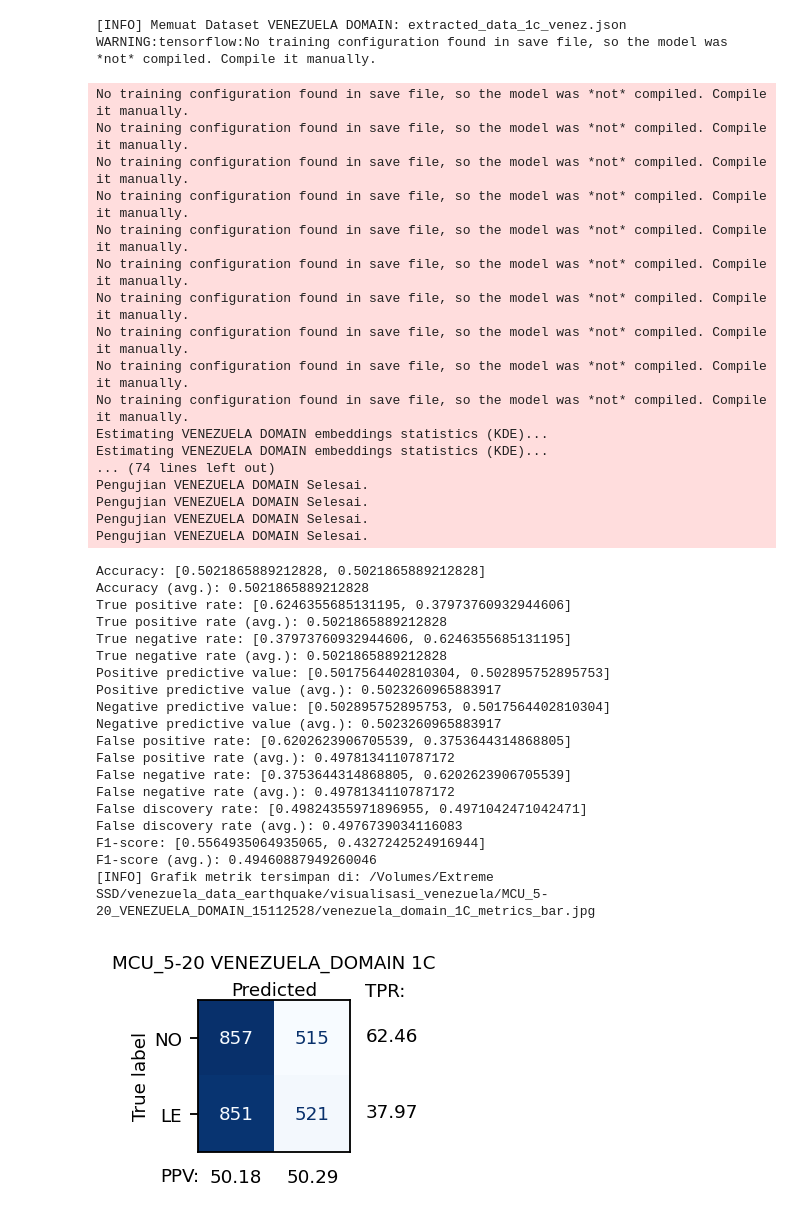
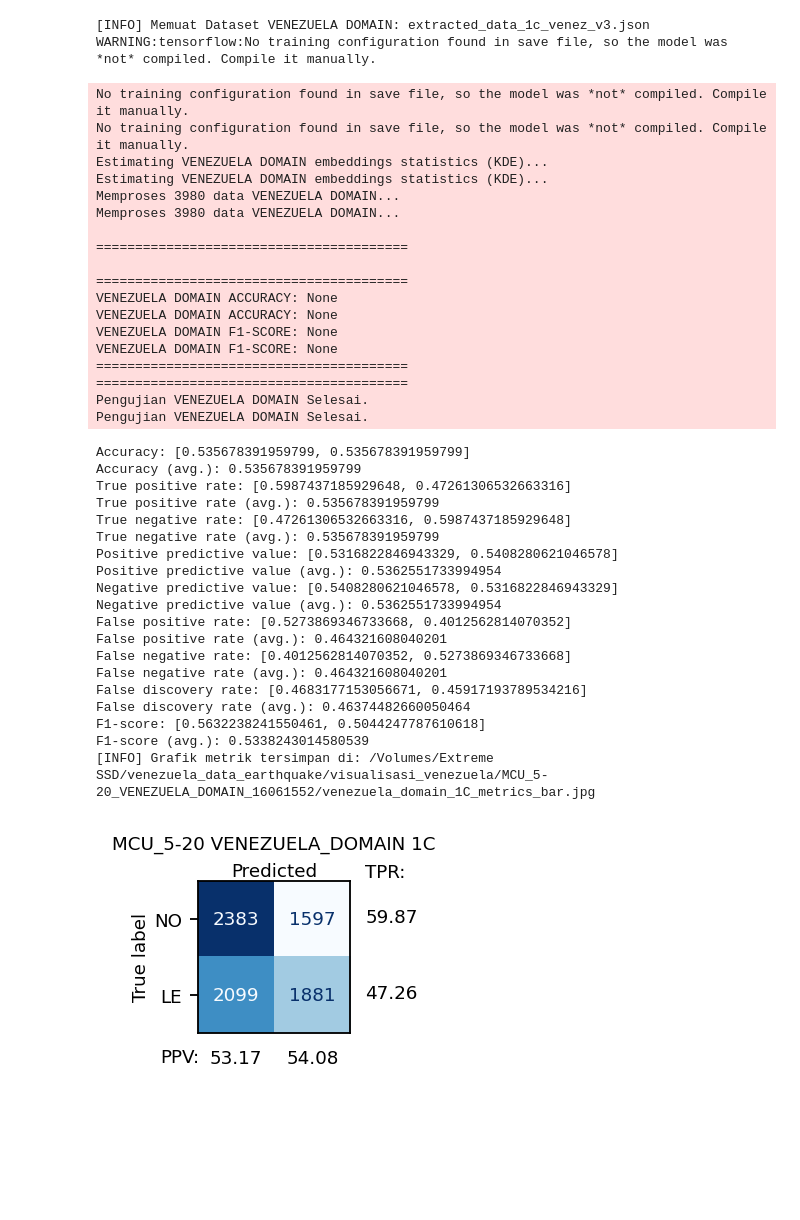
Before and after one commit to verykurniabakti/seismiccode, a Jupyter notebook: mcu_quake/code_gen_trying/venezuela_earthquake_bench/venezuela_benchmarking_mcu_data_juli_1c_emb_uuss.ipynb, the cells around one changed output. Drawn from its saved outputs; the diff is of its cells as text; code cells hidden in the pictures; blank space fills up the shorter version.

```diff
--- a/mcu_quake/code_gen_trying/venezuela_earthquake_bench/venezuela_benchmarking_mcu_data_juli_1c_emb_uuss.ipynb
+++ b/mcu_quake/code_gen_trying/venezuela_earthquake_bench/venezuela_benchmarking_mcu_data_juli_1c_emb_uuss.ipynb
@@ -54,7 +54,7 @@ if __name__ == "__main__":
     #KEY_TEST_FILE = 'extracted_data.json'
 
     KEY_DATA_DIR = "/Volumes/Extreme SSD/venezuela_data_earthquake/json_venezuela"
-    KEY_TEST_FILE = "extracted_data_1c_venez.json"
+    KEY_TEST_FILE = "extracted_data_1c_venez_v3.json"
 
     DATA_TAG = "VENEZUELA_DOMAIN"
     MODEL_TAG = "MCU_5-20"
@@ -139,62 +139,63 @@ if __name__ == "__main__":
             logger.error(f"Error pada {record_key}: {e}")
             continue
 
     #===================================================================
     #                        4. METRICS & SAVE
     #===================================================================
 
     matrix_1C, metrics_1C = utils.calc_confusion_metrics(total_true_3C, total_pred_3C)
 
     # Visualisasi
     fig_1C = utils.plot_confusion(f"{MODEL_TAG} {DATA_TAG} 1C", true_labels, matrix_1C, metrics_1C)
     fig_1C.savefig(os.path.join(save_dir, "Venezuela_domain_1C.jpg"), dpi=300)
 
     dataset.save_json_data(os.path.join(save_dir, "venezuela_domain_metrics.json"), metrics_1C)
     # Plot comprehensive metrics
     plot_comprehensive_metrics(metrics_1C, os.path.join(save_dir, "venezuela_domain_1C_metrics_bar.jpg"))
 
     logger.info("\n" + "="*40)
     logger.info(f"VENEZUELA DOMAIN ACCURACY: {metrics_1C.get('accuracy (avg.)')}")
     logger.info(f"VENEZUELA DOMAIN F1-SCORE: {metrics_1C.get('f1-score (avg.)')}")
     logger.info("="*40)
     logger.info("Pengujian VENEZUELA DOMAIN Selesai.")
 # %% [output]
-[INFO] Memuat Dataset VENEZUELA DOMAIN: extracted_data_1c_venez.json
+[INFO] Memuat Dataset VENEZUELA DOMAIN: extracted_data_1c_venez_v3.json
 WARNING:tensorflow:No training configuration found in save file, so the model was *not* compiled. Compile it manually.
-No training configuration found in save file, so the model was *not* compiled. Compile it manually.
-No training configuration found in save file, so the model was *not* compiled. Compile it manually.
-No training configuration found in save file, so the model was *not* compiled. Compile it manually.
-No training configuration found in save file, so the model was *not* compiled. Compile it manually.
-No training configuration found in save file, so the model was *not* compiled. Compile it manually.
-No training configuration found in save file, so the model was *not* compiled. Compile it manually.
-No training configuration found in save file, so the model was *not* compiled. Compile it manually.
-No training configuration found in save file, so the model was *not* compiled. Compile it manually.
 No training configuration found in save file, so the model was *not* compiled. Compile it manually.
 No training configuration found in save file, so the model was *not* compiled. Compile it manually.
 Estimating VENEZUELA DOMAIN embeddings statistics (KDE)...
 Estimating VENEZUELA DOMAIN embeddings statistics (KDE)...
-... (74 lines left out)
+Memproses 3980 data VENEZUELA DOMAIN...
+Memproses 3980 data VENEZUELA DOMAIN...
+
+========================================
+
+========================================
+VENEZUELA DOMAIN ACCURACY: None
+VENEZUELA DOMAIN ACCURACY: None
+VENEZUELA DOMAIN F1-SCORE: None
+VENEZUELA DOMAIN F1-SCORE: None
+========================================
+========================================
 Pengujian VENEZUELA DOMAIN Selesai.
 Pengujian VENEZUELA DOMAIN Selesai.
-Pengujian VENEZUELA DOMAIN Selesai.
-Pengujian VENEZUELA DOMAIN Selesai.
-Accuracy: [0.5021865889212828, 0.5021865889212828]
-Accuracy (avg.): 0.5021865889212828
-True positive rate: [0.6246355685131195, 0.37973760932944606]
-True positive rate (avg.): 0.5021865889212828
-True negative rate: [0.37973760932944606, 0.6246355685131195]
-True negative rate (avg.): 0.5021865889212828
-Positive predictive value: [0.5017564402810304, 0.502895752895753]
-Positive predictive value (avg.): 0.5023260965883917
-Negative predictive value: [0.502895752895753, 0.5017564402810304]
-Negative predictive value (avg.): 0.5023260965883917
-False positive rate: [0.6202623906705539, 0.3753644314868805]
-False positive rate (avg.): 0.4978134110787172
-False negative rate: [0.3753644314868805, 0.6202623906705539]
-False negative rate (avg.): 0.4978134110787172
-False discovery rate: [0.49824355971896955, 0.4971042471042471]
-False discovery rate (avg.): 0.4976739034116083
-F1-score: [0.5564935064935065, 0.4327242524916944]
-F1-score (avg.): 0.49460887949260046
-[INFO] Grafik metrik tersimpan di: /Volumes/Extreme SSD/venezuela_data_earthquake/visualisasi_venezuela/MCU_5-20_VENEZUELA_DOMAIN_15112528/venezuela_domain_1C_metrics_bar.jpg
+Accuracy: [0.535678391959799, 0.535678391959799]
+Accuracy (avg.): 0.535678391959799
+True positive rate: [0.5987437185929648, 0.47261306532663316]
+True positive rate (avg.): 0.535678391959799
+True negative rate: [0.47261306532663316, 0.5987437185929648]
+True negative rate (avg.): 0.535678391959799
+Positive predictive value: [0.5316822846943329, 0.5408280621046578]
+Positive predictive value (avg.): 0.5362551733994954
+Negative predictive value: [0.5408280621046578, 0.5316822846943329]
+Negative predictive value (avg.): 0.5362551733994954
+False positive rate: [0.5273869346733668, 0.4012562814070352]
+False positive rate (avg.): 0.464321608040201
+False negative rate: [0.4012562814070352, 0.5273869346733668]
+False negative rate (avg.): 0.464321608040201
+False discovery rate: [0.4683177153056671, 0.45917193789534216]
+False discovery rate (avg.): 0.46374482660050464
+F1-score: [0.5632238241550461, 0.5044247787610618]
+F1-score (avg.): 0.5338243014580539
+[INFO] Grafik metrik tersimpan di: /Volumes/Extreme SSD/venezuela_data_earthquake/visualisasi_venezuela/MCU_5-20_VENEZUELA_DOMAIN_16061552/venezuela_domain_1C_metrics_bar.jpg
-[figure, old version]
+[figure, new version]
```
Also changed, not shown: parts of 1 cell of this notebook, 32 other files.
